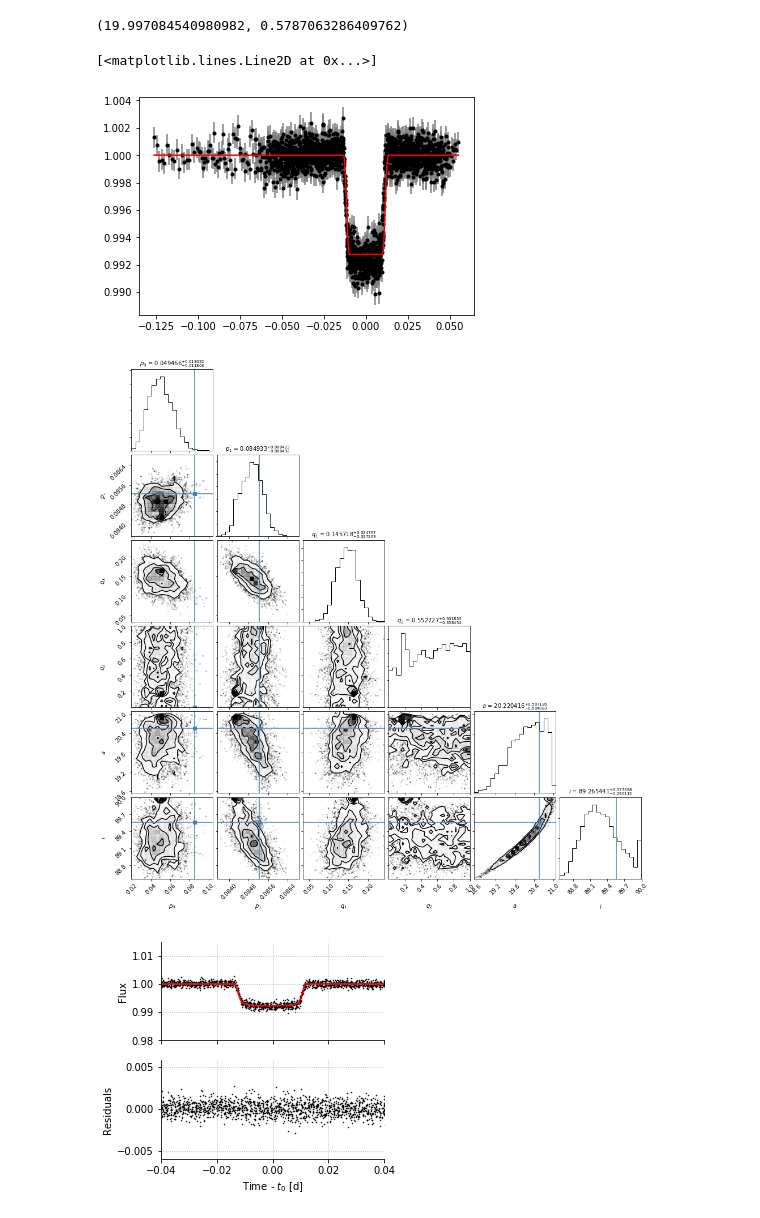
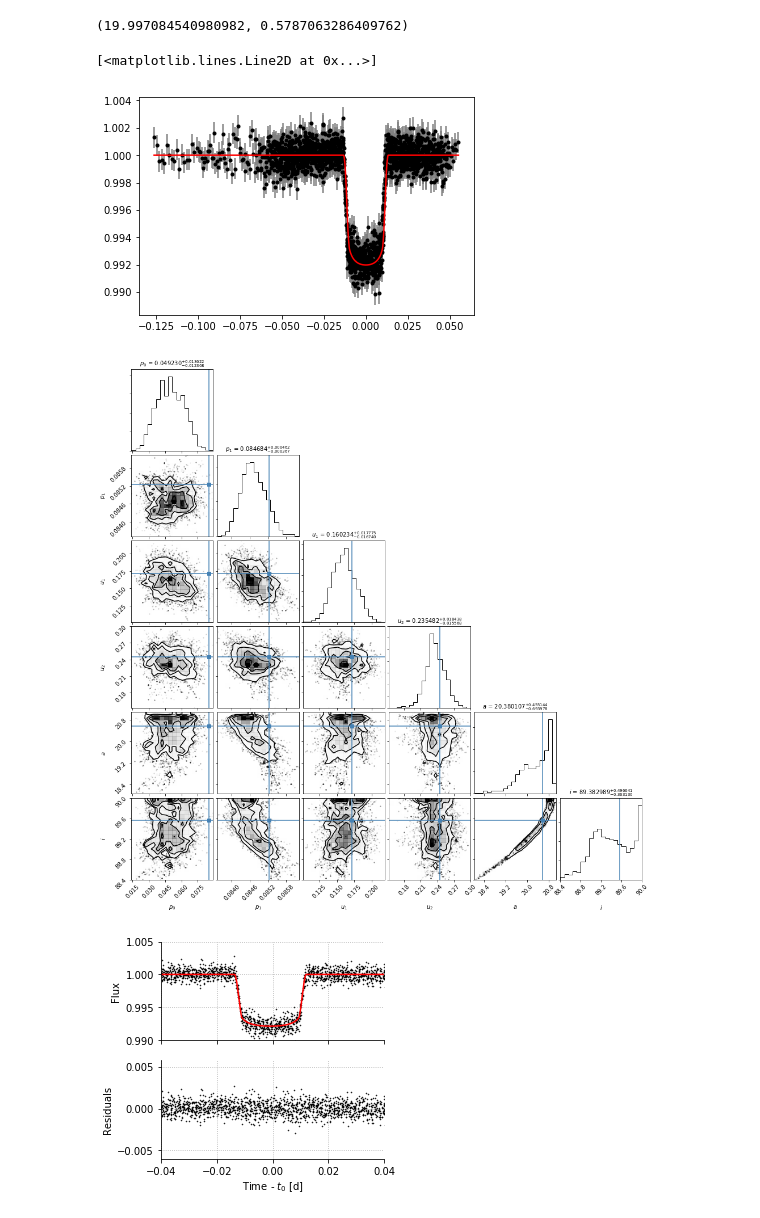
Before and after one commit to bmorris3/trappist1_robin, a Jupyter notebook: fit_trappist1b.ipynb, the cells around one changed output. Saved outputs shown, nothing was run; the diff lists cells and outputs as text; code cells hidden in the pictures.

Commit message:
init commit

```diff
--- a/fit_trappist1b.ipynb
+++ b/fit_trappist1b.ipynb
@@ -60,6 +60,16 @@ def quadratic_to_kipping(u):
     q1 = (u[0] + u[1])**2
     q2 = 0.5 * u[0] / (u[0] + u[1])
     return np.array([q1, q2])
+# %%
+#   c1-U1 =               0.17151765  -0.19E-01 +0.17E-01 -0.51E-01 +0.49E-01
+#   c1-U2 =               0.24481933  -0.20E-01 +0.19E-01 -0.61E-01 +0.56E-01
+#   c2-U1 =               0.14789324  -0.19E-01 +0.18E-01 -0.62E-01 +0.57E-01
+#   c2-U2 =               0.20228888  -0.20E-01 +0.20E-01 -0.60E-01 +0.57E-01
+
+measured_u1 = 0.17151765
+measured_u1_err = 0.019
+measured_u2 = 0.24481933
+measured_u2_err = 0.02
 # %%
 from copy import deepcopy
 import robin
@@ -102,12 +112,12 @@ def aRs_i(p0, T14, b, transit_params):
     return aRs, np.degrees(i)
 
 def transit_model(theta, x):
-    r0, r1, q1, q2, a, inc, f0, t0 = theta
+    r0, r1, u1, u2, a, inc, f0, t0 = theta
     trial_params = deepcopy(params)
     trial_params.p0 = r0
     trial_params.p1 = r1
     trial_params.t0 = t0
-    trial_params.u = kipping_to_quadratic([q1, q1])
+    trial_params.u = [u1, u2]#kipping_to_quadratic([q1, q1])
 
 #     a, inc = aRs_i(r0, t14, b, trial_params)
     trial_params.a = a
@@ -126,11 +136,11 @@ def lnlike(theta, x, y, yerr):
 
 
 def lnprior(theta):
-    r0, r1, q1, q2, a, inc, f0, t0 = theta
+    r0, r1, u1, u2, a, inc, f0, t0 = theta
 
     if (0.01 < r0 < 0.2 and 0.01 < r1 < 0.2 and 0 < f0 < 1.5 and
-        1 < a < 100 and 80 < inc < 90 and 0 < q1 < 1 and 0 < q2 < 1 and -0.02 < t0 < 0.02):
-        return -0.5 * ((a - ars)/ars_err)**2
+        1 < a < 100 and 80 < inc < 90 and -1 < u1 < 1 and -1 < u2 < 1 and -0.02 < t0 < 0.02):
+        return -0.5 * ((a - ars)/ars_err)**2 - 0.5 * ((u1 - measured_u1)/measured_u1_err)**2 - 0.5 * ((u2 - measured_u2)/measured_u2_err)**2
     return -np.inf
 
 def lnprob(theta, x, y, yerr):
@@ -140,7 +150,7 @@ def lnprob(theta, x, y, yerr):
     return lp + lnlike(theta, x, y, yerr)
 
 
-ndim, nwalkers = 8, 20
+ndim, nwalkers = 8, 16
 #pos = [[params.rp, params.rp, 0] + 1e-2*np.random.randn(ndim) for i in range(nwalkers)]
 pos = []
 
@@ -148,11 +158,9 @@ pos = []
 # q2 = 0.5 * params.u[0] / (params.u[0] + params.u[1])
 # q1 = 0.5
 
-q1 = 0
-q2 = 0
 
 while len(pos) < nwalkers:
-    trial_pos = [params.rp, params.rp, q1, q2, params.a, params.inc, 1, 0] + 1e-2*np.random.randn(ndim)
+    trial_pos = [params.rp, params.rp, measured_u1, measured_u2, params.a, params.inc, 1, 0] + 1e-2*np.random.randn(ndim)
     if np.isfinite(lnprior(trial_pos)):
         pos.append(trial_pos)
 
@@ -160,24 +168,24 @@ import emcee
 sampler = emcee.EnsembleSampler(nwalkers, ndim, lnprob, args=(times, flux, yerr),
                                 threads=8)
 # %%
-init_f = transit_model([params.rp, params.rp, q1, q2, params.a, params.inc, 1, 0], times)
+init_f = transit_model([params.rp, params.rp, measured_u1, measured_u2, params.a, params.inc, 1, 0], times)
 
 plt.errorbar(times, flux, yerr, fmt='.', color='k', ecolor='gray')
 plt.plot(times, init_f, 'r', zorder=10)
 # %% [output]
 [<matplotlib.lines.Line2D at 0x...>]
-[figure, old version]
+[figure, new version]
 # %%
-sampler.run_mcmc(pos, 10000);
+sampler.run_mcmc(pos, 5000);
 # %%
 from corner import corner
 
-corner(sampler.chain[:, 9000:, :-2].reshape((-1, ndim-2)), truths=[params.rp, params.rp, q1, q2, params.a, params.inc],
-       labels=['$p_0$', '$p_1$', '$q_1$', '$q_2$', '$a$', '$i$'], show_titles=True, #fig=fig,
+corner(sampler.chain[:, 4000:, :-2].reshape((-1, ndim-2)), truths=[params.rp, params.rp, measured_u1, measured_u2, params.a, params.inc],
+       labels=['$p_0$', '$p_1$', '$u_1$', '$u_2$', '$a$', '$i$'], show_titles=True, #fig=fig,
        title_fmt='.6f', title_kwargs=dict(fontsize=10));
 plt.savefig('corner_full_trappist1b.pdf', bbox_inches='tight')
 # %% [output]
-[figure, old version]
+[figure, new version]
 # %%
 np.savetxt('trappist1b_samples.txt', sampler.flatchain)
 
@@ -206,7 +214,7 @@ ax[1].scatter(times , flux - transit_model(sampler.flatchain[i, :], times),
               marker='.', s=1,
               color='k', rasterized=True)
 
-ax[0].set_ylim([0.98, 1.015])
+ax[0].set_ylim([0.99, 1.005])
 #ax[1].set_ylim([-1000, 1000])
 
 ax[0].set_ylabel('Flux')
@@ -221,4 +229,4 @@ ax[0].set_xlim([-0.04, 0.04])
 
 fig.savefig('trappist1b_residuals.pdf', bbox_inches='tight', dpi=250)
 # %% [output]
-[figure, old version]
+[figure, new version]
```
Also changed, not shown: parts of 3 cells of this notebook, 5 other files.
